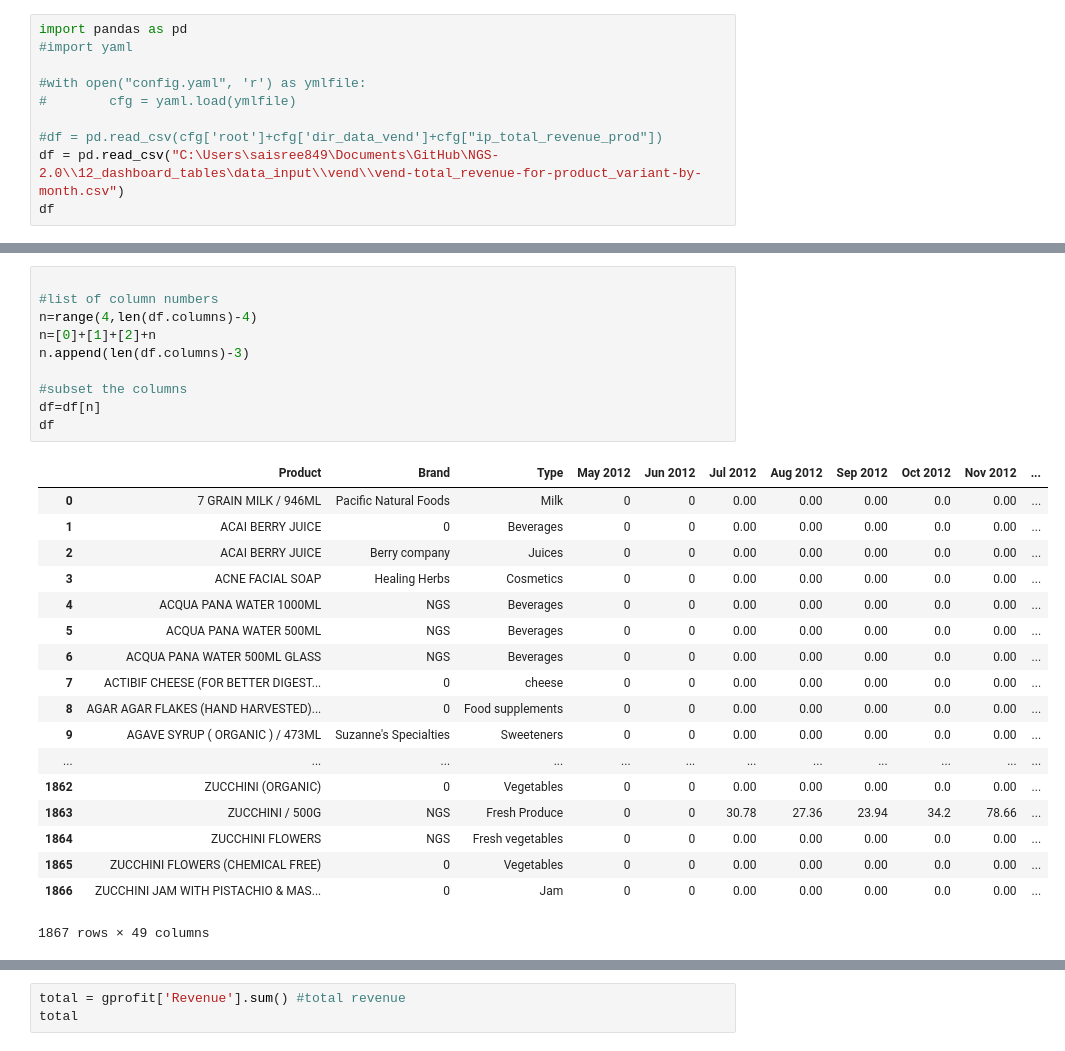
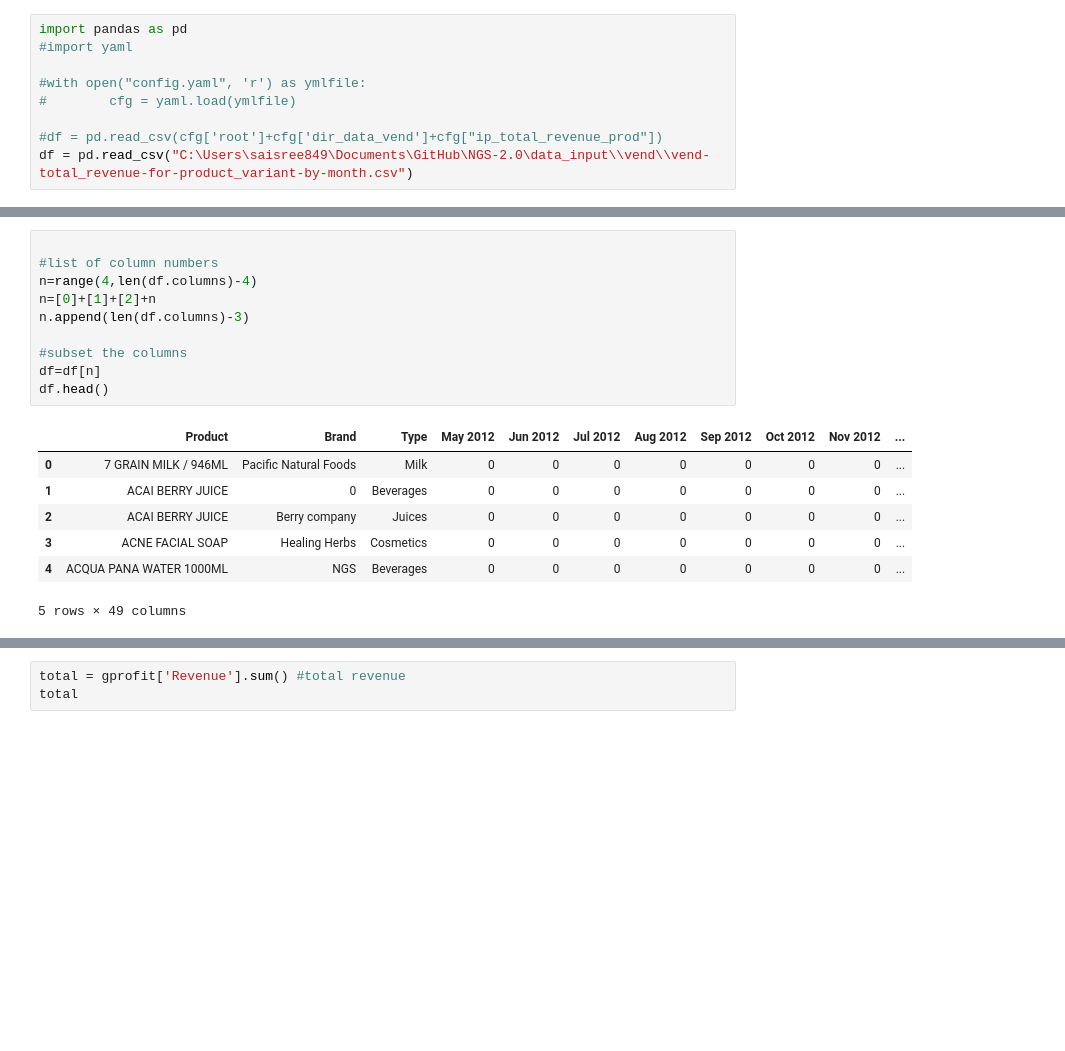
Before and after one commit to abakir/NGS-2.0, a Jupyter notebook: 6_products_table/products_table.ipynb, the cells around one changed output, grey strips where cells are left out. Cells and saved outputs as stored; diff of their text form; blank space fills up the shorter version.

```diff
--- a/6_products_table/products_table.ipynb
+++ b/6_products_table/products_table.ipynb
@@ -6,5 +6,4 @@ import pandas as pd
 #        cfg = yaml.load(ymlfile)
 
 #df = pd.read_csv(cfg['root']+cfg['dir_data_vend']+cfg["ip_total_revenue_prod"])
-df = pd.read_csv("C:\Users\saisree849\Documents\GitHub\NGS-2.0\\12_dashboard_tables\data_input\\vend\\vend-total_revenue-for-product_variant-by-month.csv")
-df
+df = pd.read_csv("C:\Users\saisree849\Documents\GitHub\NGS-2.0\data_input\\vend\\vend-total_revenue-for-product_variant-by-month.csv")
@@ -62,32 +31,21 @@ df
 # %%
 
 #list of column numbers
 n=range(4,len(df.columns)-4)
 n=[0]+[1]+[2]+n
 n.append(len(df.columns)-3)
 
 #subset the columns
 df=df[n]
-df
+df.head()
 # %% [output]
 |  | Product | Brand | Type | May 2012 | Jun 2012 | Jul 2012 | Aug 2012 | Sep 2012 | Oct 2012 | Nov 2012 | ... |
-| 0 | 7 GRAIN MILK / 946ML | Pacific Natural Foods | Milk | 0 | 0 | 0.00 | 0.00 | 0.00 | 0.0 | 0.00 | ... |
-| 1 | ACAI BERRY JUICE | 0 | Beverages | 0 | 0 | 0.00 | 0.00 | 0.00 | 0.0 | 0.00 | ... |
-| 2 | ACAI BERRY JUICE | Berry company | Juices | 0 | 0 | 0.00 | 0.00 | 0.00 | 0.0 | 0.00 | ... |
-| 3 | ACNE FACIAL SOAP | Healing Herbs | Cosmetics | 0 | 0 | 0.00 | 0.00 | 0.00 | 0.0 | 0.00 | ... |
-| 4 | ACQUA PANA WATER 1000ML | NGS | Beverages | 0 | 0 | 0.00 | 0.00 | 0.00 | 0.0 | 0.00 | ... |
-| 5 | ACQUA PANA WATER 500ML | NGS | Beverages | 0 | 0 | 0.00 | 0.00 | 0.00 | 0.0 | 0.00 | ... |
-| 6 | ACQUA PANA WATER 500ML GLASS | NGS | Beverages | 0 | 0 | 0.00 | 0.00 | 0.00 | 0.0 | 0.00 | ... |
-| 7 | ACTIBIF CHEESE (FOR BETTER DIGEST... | 0 | cheese | 0 | 0 | 0.00 | 0.00 | 0.00 | 0.0 | 0.00 | ... |
-| 8 | AGAR AGAR FLAKES (HAND HARVESTED)... | 0 | Food supplements | 0 | 0 | 0.00 | 0.00 | 0.00 | 0.0 | 0.00 | ... |
-| 9 | AGAVE SYRUP ( ORGANIC ) / 473ML | Suzanne's Specialties | Sweeteners | 0 | 0 | 0.00 | 0.00 | 0.00 | 0.0 | 0.00 | ... |
-| ... | ... | ... | ... | ... | ... | ... | ... | ... | ... | ... | ... |
-| 1862 | ZUCCHINI (ORGANIC) | 0 | Vegetables | 0 | 0 | 0.00 | 0.00 | 0.00 | 0.0 | 0.00 | ... |
-| 1863 | ZUCCHINI / 500G | NGS | Fresh Produce | 0 | 0 | 30.78 | 27.36 | 23.94 | 34.2 | 78.66 | ... |
-| 1864 | ZUCCHINI FLOWERS | NGS | Fresh vegetables | 0 | 0 | 0.00 | 0.00 | 0.00 | 0.0 | 0.00 | ... |
-| 1865 | ZUCCHINI FLOWERS (CHEMICAL FREE) | 0 | Vegetables | 0 | 0 | 0.00 | 0.00 | 0.00 | 0.0 | 0.00 | ... |
-| 1866 | ZUCCHINI JAM WITH PISTACHIO & MAS... | 0 | Jam | 0 | 0 | 0.00 | 0.00 | 0.00 | 0.0 | 0.00 | ... |
+| 0 | 7 GRAIN MILK / 946ML | Pacific Natural Foods | Milk | 0 | 0 | 0 | 0 | 0 | 0 | 0 | ... |
+| 1 | ACAI BERRY JUICE | 0 | Beverages | 0 | 0 | 0 | 0 | 0 | 0 | 0 | ... |
+| 2 | ACAI BERRY JUICE | Berry company | Juices | 0 | 0 | 0 | 0 | 0 | 0 | 0 | ... |
+| 3 | ACNE FACIAL SOAP | Healing Herbs | Cosmetics | 0 | 0 | 0 | 0 | 0 | 0 | 0 | ... |
+| 4 | ACQUA PANA WATER 1000ML | NGS | Beverages | 0 | 0 | 0 | 0 | 0 | 0 | 0 | ... |
-1867 rows × 49 columns
+5 rows × 49 columns
 # %%
 for i in range(0,max(df.index)+1):
     for j in range(3,len(df.columns)-1):
```
Also changed, not shown: parts of 6 cells of this notebook, 27 other files.
